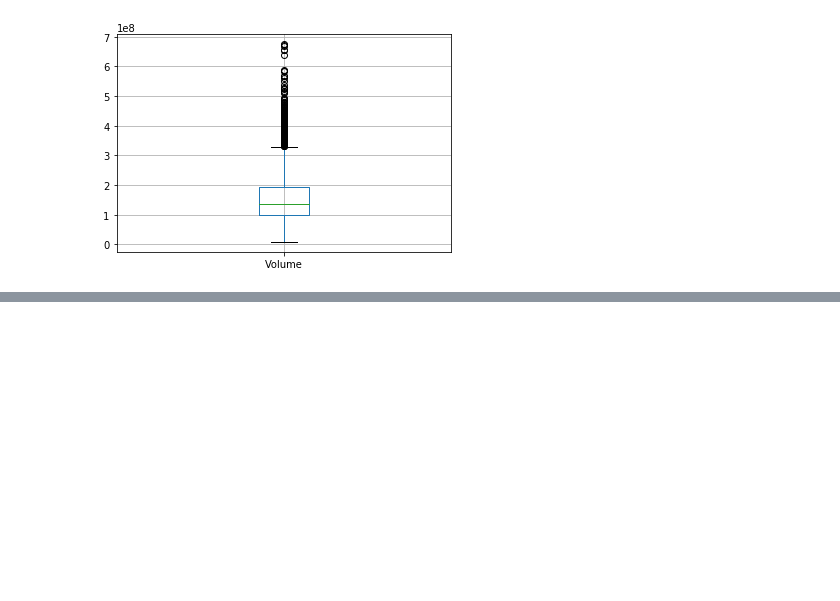
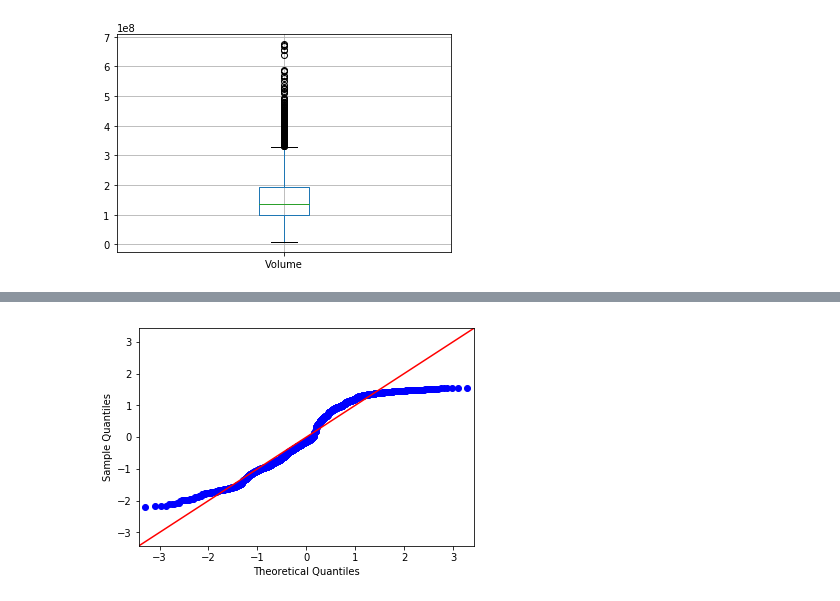
Before and after one commit to abbasiehsan1991/DataMining_concepts, a Jupyter notebook: Data_Mining_Concepts.ipynb, the cells around one changed output, grey strips where cells are left out. Cells and saved outputs as stored; diff of their text form; code cells hidden in the pictures; blank space fills up the shorter version.

```diff
--- a/Data_Mining_Concepts.ipynb
+++ b/Data_Mining_Concepts.ipynb
@@ -146,0 +197,4 @@ Name: Volume, Length: 1897, dtype: int64
+# %%
+qqplot=sm.qqplot(df['Low'], fit=True, line='45')
+# %% [output]
+[figure, added]
```
Also changed, not shown: parts of 17 cells of this notebook.
